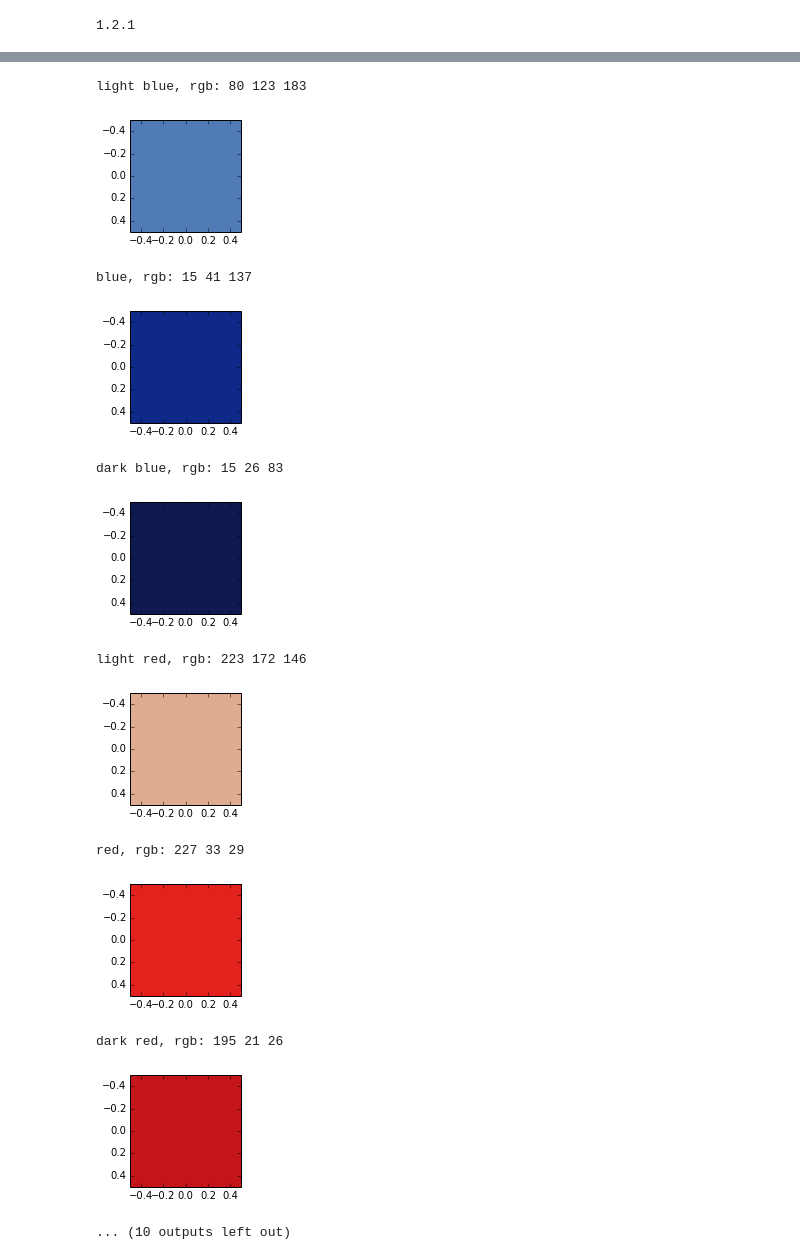
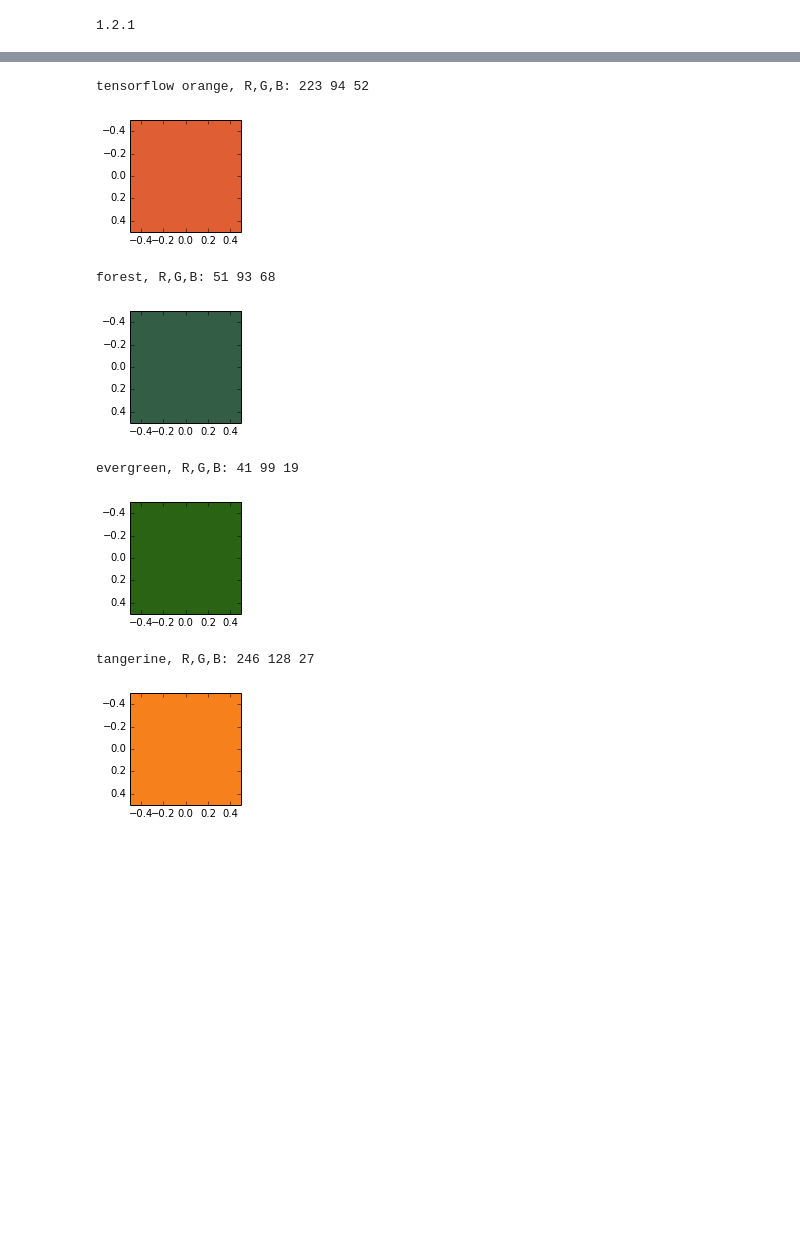
Before and after one commit to random-forests/tensorflow-workshop, a Jupyter notebook: extras/colorbot-keras.ipynb, the cells around one changed output, grey strips where cells are left out. Cells and saved outputs as stored; diff of their text form; code cells hidden in the pictures; blank space fills up the shorter version.

```diff
--- a/extras/colorbot-keras.ipynb
+++ b/extras/colorbot-keras.ipynb
@@ -122,41 +136,29 @@ def plot_rgb(rgb):
     plt.figure(figsize=(2,2))
     plt.imshow(data, interpolation='nearest')
     plt.show()
+# %%
+def scale(n):
+    return int(n * 255)
 # %%
-def predict(text):
-    tokenized =  t.texts_to_sequences([text])
-    preproc = preprocessing.sequence.pad_sequences(tokenized, maxlen=maxlen)
-    p = model.predict(np.array(preproc))[0]
-    r, g, b = int(p[0] * 255), int(p[1] * 255), int(p[2] * 255)
-    print(text + ',', 'rgb:', r,g,b)
-    plot_rgb(p)
+def predict(name):
+    tokenized = t.texts_to_sequences([name])
+    padded = preprocessing.sequence.pad_sequences(tokenized, maxlen=maxlen)
+    pred = model.predict(np.array(padded))[0]
+    r, g, b = scale(pred[0]), scale(pred[1]), scale(pred[2])
+    print(name + ',', 'R,G,B:', r,g,b)
+    plot_rgb(pred)
-# %%
-predict("light blue")
-predict("blue")
-predict("dark blue")
-
-predict("light red")
-predict("red")
-predict("dark red")
-
-predict("light orange")
-predict("orange")
-predict("dark orange")
-
-predict("black")
-
-predict("white")
-# %% [output]
-light blue, rgb: 80 123 183
-[figure, removed]
-blue, rgb: 15 41 137
-[figure, removed]
-dark blue, rgb: 15 26 83
-[figure, removed]
-light red, rgb: 223 172 146
-[figure, removed]
-red, rgb: 227 33 29
-[figure, removed]
-dark red, rgb: 195 21 26
-[figure, removed]
-... (10 outputs left out)
+# %%
+# some "test" data
+predict("tensorflow orange")
+predict("forest")
+predict("evergreen")
+predict("tangerine")
+# %% [output]
+tensorflow orange, R,G,B: 223 94 52
+[figure, added]
+forest, R,G,B: 51 93 68
+[figure, added]
+evergreen, R,G,B: 41 99 19
+[figure, added]
+tangerine, R,G,B: 246 128 27
+[figure, added]
```
Also changed, not shown: parts of 21 cells of this notebook.
